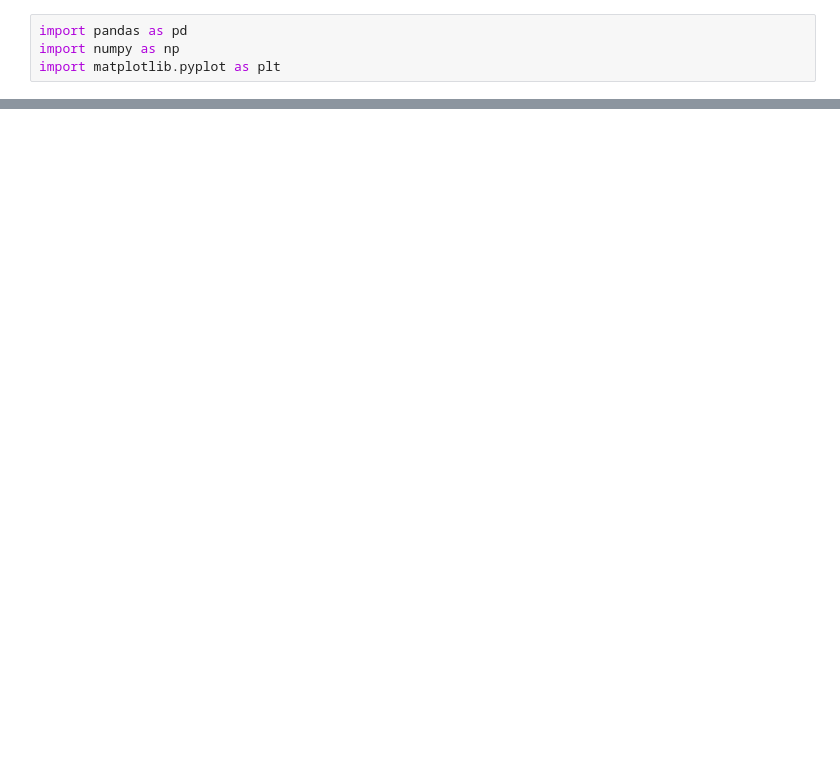
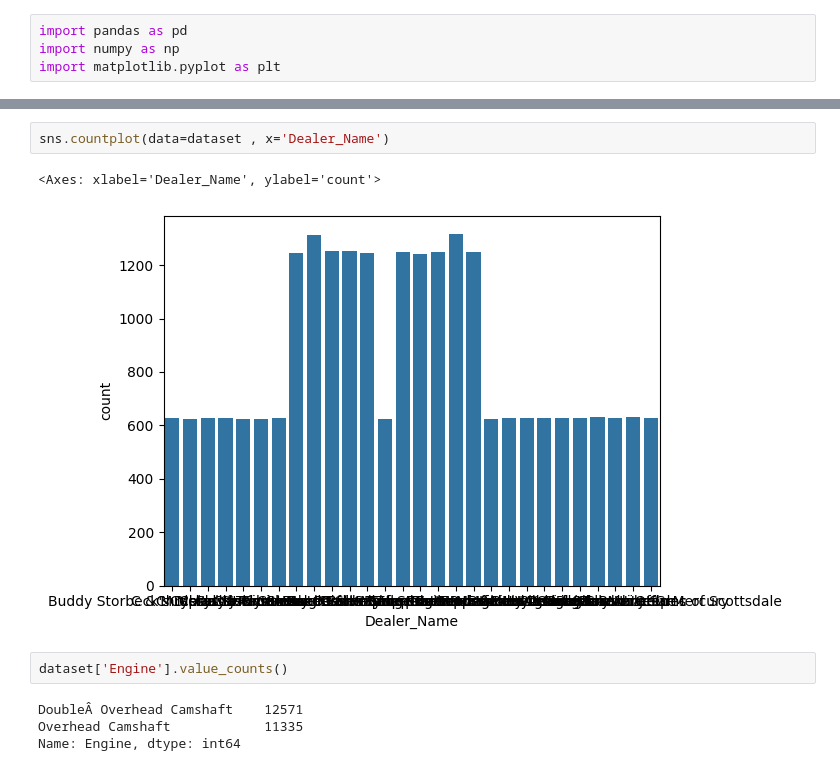
Before and after one commit to santosh4568/Car-Sales-Prediction, a Jupyter notebook: Car_Sales.ipynb, the cells around one changed output, grey strips where cells are left out. Saved outputs shown, nothing was run; the diff lists cells and outputs as text; blank space fills up the shorter version.

```diff
--- a/Car_Sales.ipynb
+++ b/Car_Sales.ipynb
@@ -16,0 +110,11 @@ dataset.head()
+# %%
+sns.countplot(data=dataset , x='Dealer_Name')
+# %% [output]
+<Axes: xlabel='Dealer_Name', ylabel='count'>
+[figure, added]
+# %%
+dataset['Engine'].value_counts()
+# %% [output]
+DoubleÂ Overhead Camshaft    12571
+Overhead Camshaft            11335
+Name: Engine, dtype: int64
```
Also changed, not shown: parts of 37 cells of this notebook.
